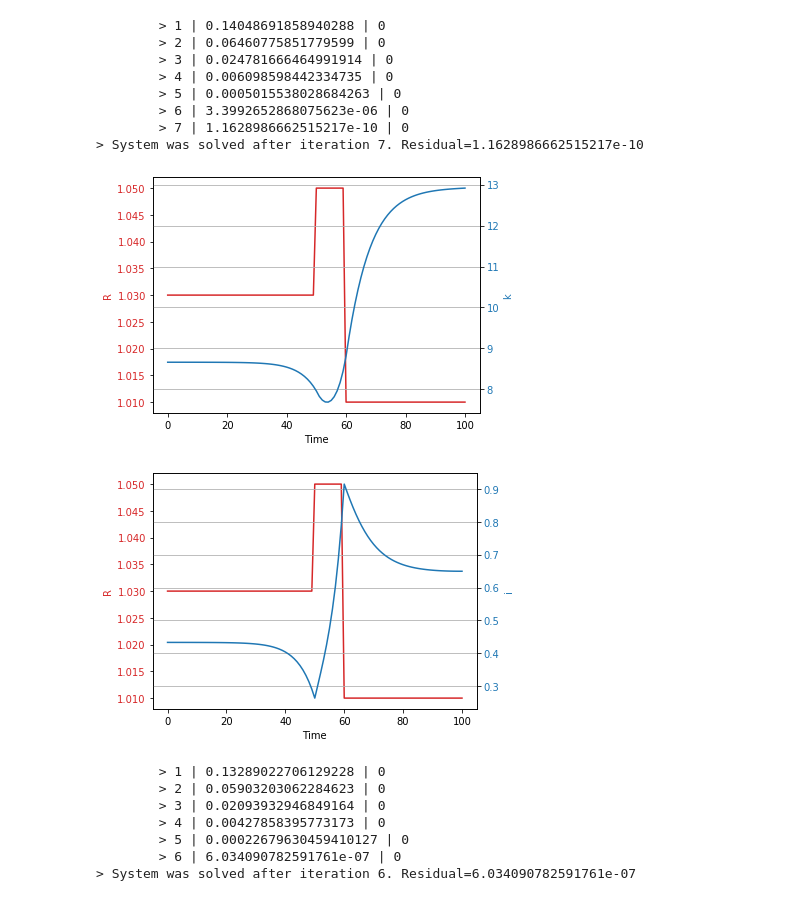
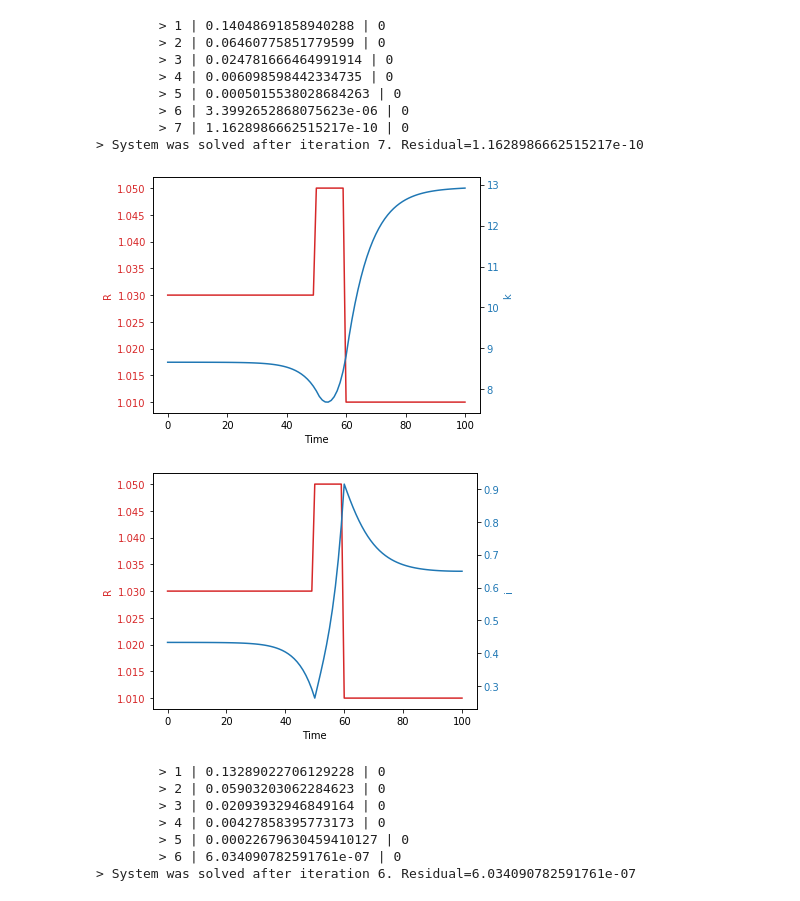
Before and after one commit to Mv77/Q_Investment, a Jupyter notebook: Dolo/Simulation.ipynb, the cells around one changed output. Saved outputs shown, nothing was run; the diff lists cells and outputs as text; code cells hidden in the pictures.

```diff
--- a/Dolo/Simulation.ipynb
+++ b/Dolo/Simulation.ipynb
@@ -19,7 +22,7 @@ model.set_calibration(alpha = alpha, delta = delta, omega = omega)
 # Interest rate simulation
 
 # Create empty dataframe for exog. variables
-exog = pd.DataFrame(columns = ['R','tau'])
+exog = pd.DataFrame(columns = ['R','tau','itc_1'])
 
 # Generate an interest rate process
 exog.R = np.concatenate((np.repeat(1.03,50),
@@ -28,6 +31,8 @@ exog.R = np.concatenate((np.repeat(1.03,50),
 
 # Leave tau at 0
 exog.tau = 0
+# Leave itc at 0
+exog.itc_1 = 0
 
 # Simpulate the optimal response
 dr = pf.deterministic_solve(model = model,shocks = exog,verbose=True)
@@ -37,34 +42,33 @@ ex = 'R'
 vars = ['k','i']
 
 for var in vars:
 
     fig, ax1 = plt.pyplot.subplots()
 
     color = 'tab:red'
     ax1.set_xlabel('Time')
     ax1.set_ylabel(ex, color=color)
     ax1.plot(dr[ex], color=color)
     ax1.tick_params(axis='y', labelcolor=color)
 
     ax2 = ax1.twinx()  # instantiate a second axes that shares the same x-axis
 
     color = 'tab:blue'
     ax2.set_ylabel(var, color=color)  # we already handled the x-label with ax1
     ax2.plot(dr[var], color=color)
     ax2.tick_params(axis='y', labelcolor=color)
 
     fig.tight_layout()  # otherwise the right y-label is slightly clipped
-    plt.pyplot.grid(axis='both')
     plt.pyplot.show()
 # %% [output]
         > 1 | 0.14048691858940288 | 0
         > 2 | 0.06460775851779599 | 0
         > 3 | 0.024781666464991914 | 0
         > 4 | 0.006098598442334735 | 0
         > 5 | 0.0005015538028684263 | 0
         > 6 | 3.3992652868075623e-06 | 0
         > 7 | 1.1628986662515217e-10 | 0
 > System was solved after iteration 7. Residual=1.1628986662515217e-10
-[figure, old version]
+[figure, new version]
-[figure, old version]
+[figure, new version]
 # %%
```
Also changed, not shown: parts of 3 cells of this notebook, 2 other files.
